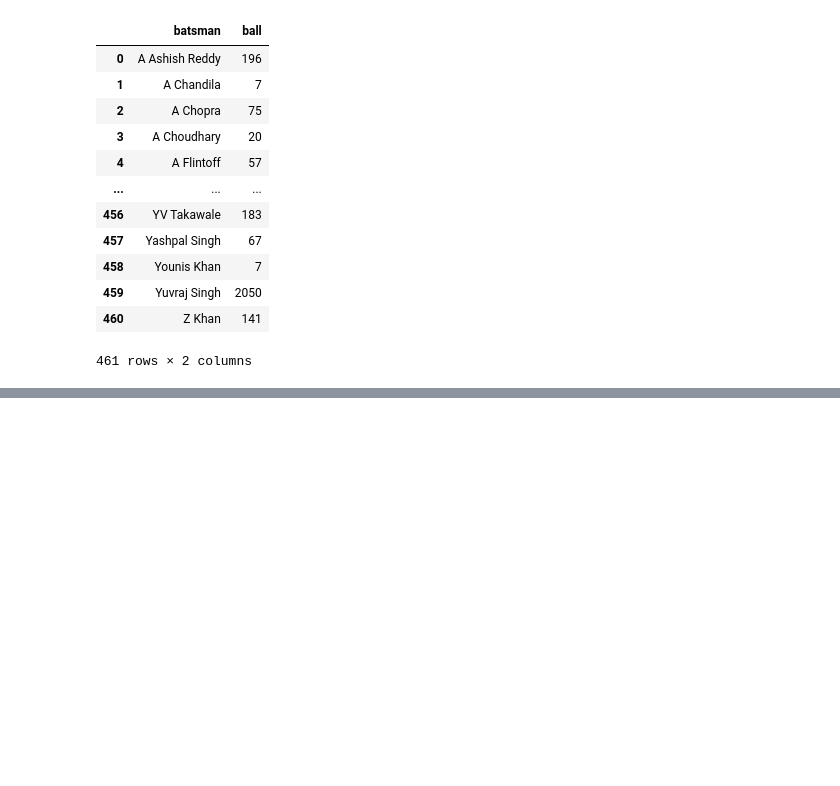
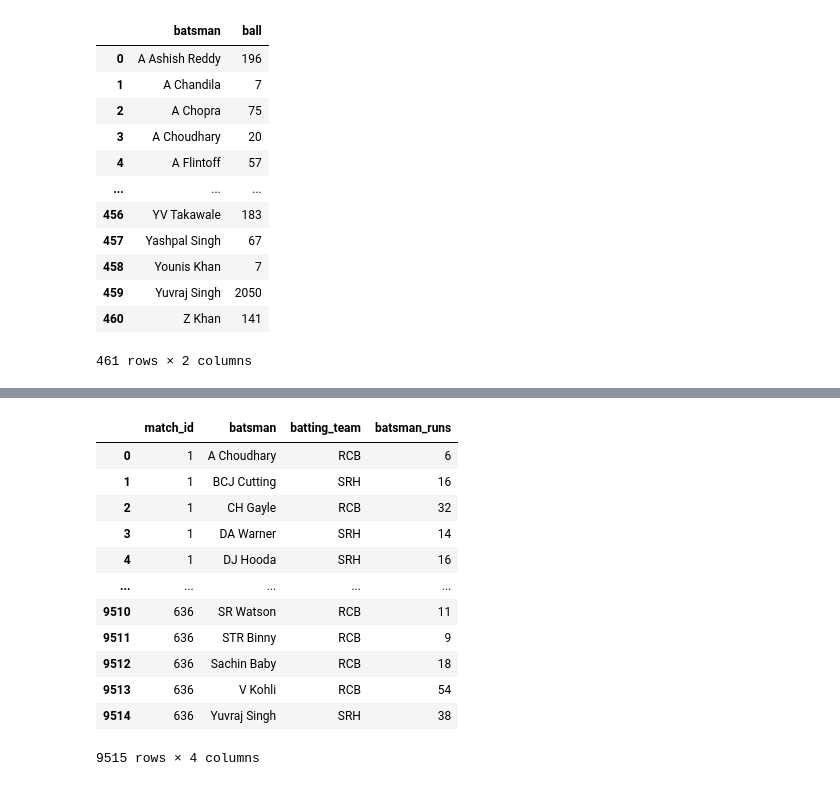
Before and after one commit to sheddyranking/IPL_Data_Analysis, a Jupyter notebook: deliveries_production.ipynb, the cells around one changed output, grey strips where cells are left out. Drawn from its saved outputs; the diff is of its cells as text; code cells hidden in the pictures; blank space fills up the shorter version.

```diff
--- a/deliveries_production.ipynb
+++ b/deliveries_production.ipynb
@@ -429,0 +448,18 @@ player
+# %%
+### getting the Max. runs by Each of the batsman.
+grp=df.groupby(['match_id','batsman','batting_team'])['batsman_runs'].sum().reset_index()
+grp
+# %% [output]
+|  | match_id | batsman | batting_team | batsman_runs |
+| 0 | 1 | A Choudhary | RCB | 6 |
+| 1 | 1 | BCJ Cutting | SRH | 16 |
+| 2 | 1 | CH Gayle | RCB | 32 |
+| 3 | 1 | DA Warner | SRH | 14 |
+| 4 | 1 | DJ Hooda | SRH | 16 |
+| ... | ... | ... | ... | ... |
+| 9510 | 636 | SR Watson | RCB | 11 |
+| 9511 | 636 | STR Binny | RCB | 9 |
+| 9512 | 636 | Sachin Baby | RCB | 18 |
+| 9513 | 636 | V Kohli | RCB | 54 |
+| 9514 | 636 | Yuvraj Singh | SRH | 38 |
+9515 rows × 4 columns
```
Also changed, not shown: parts of 21 cells of this notebook.
